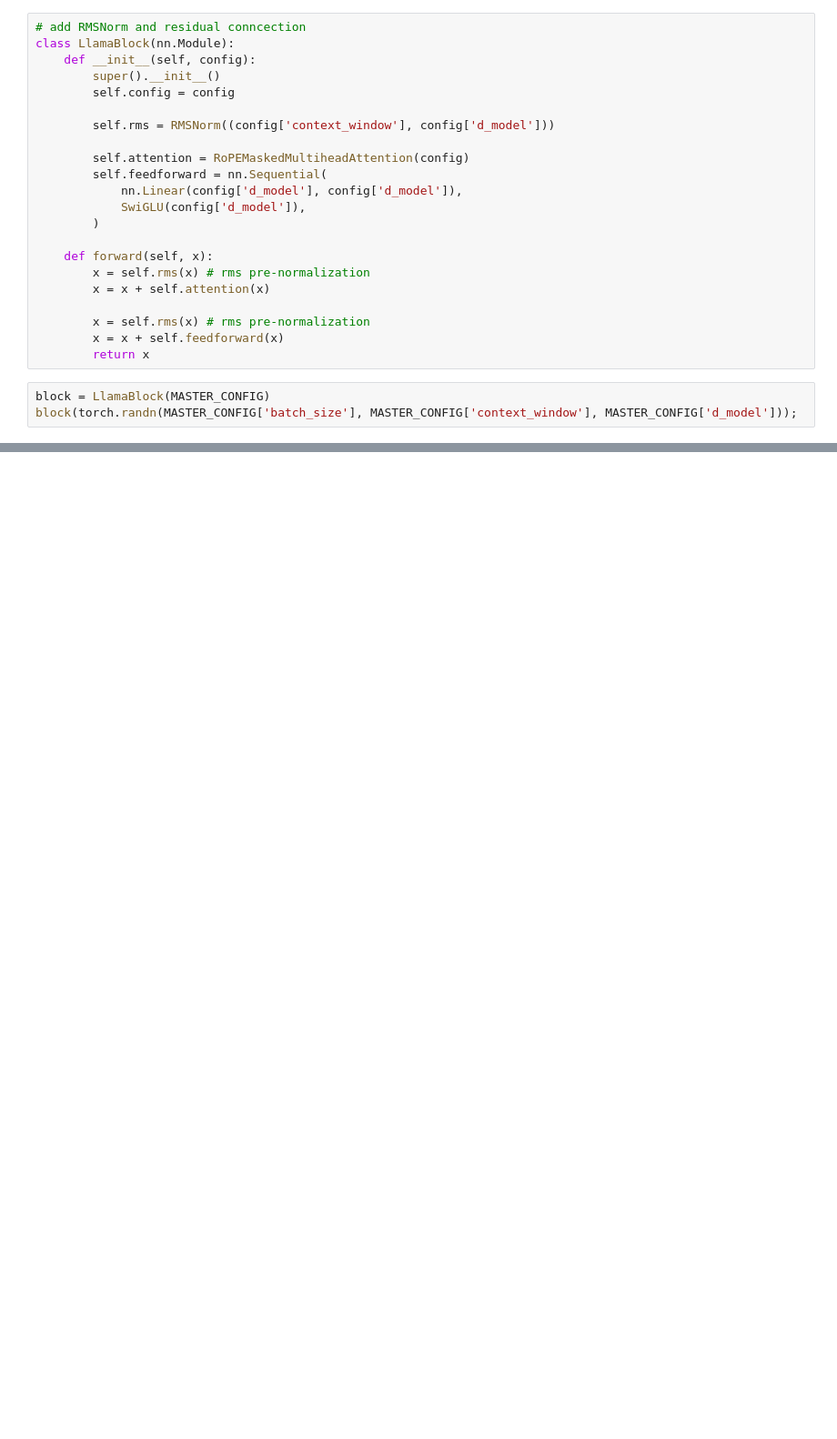
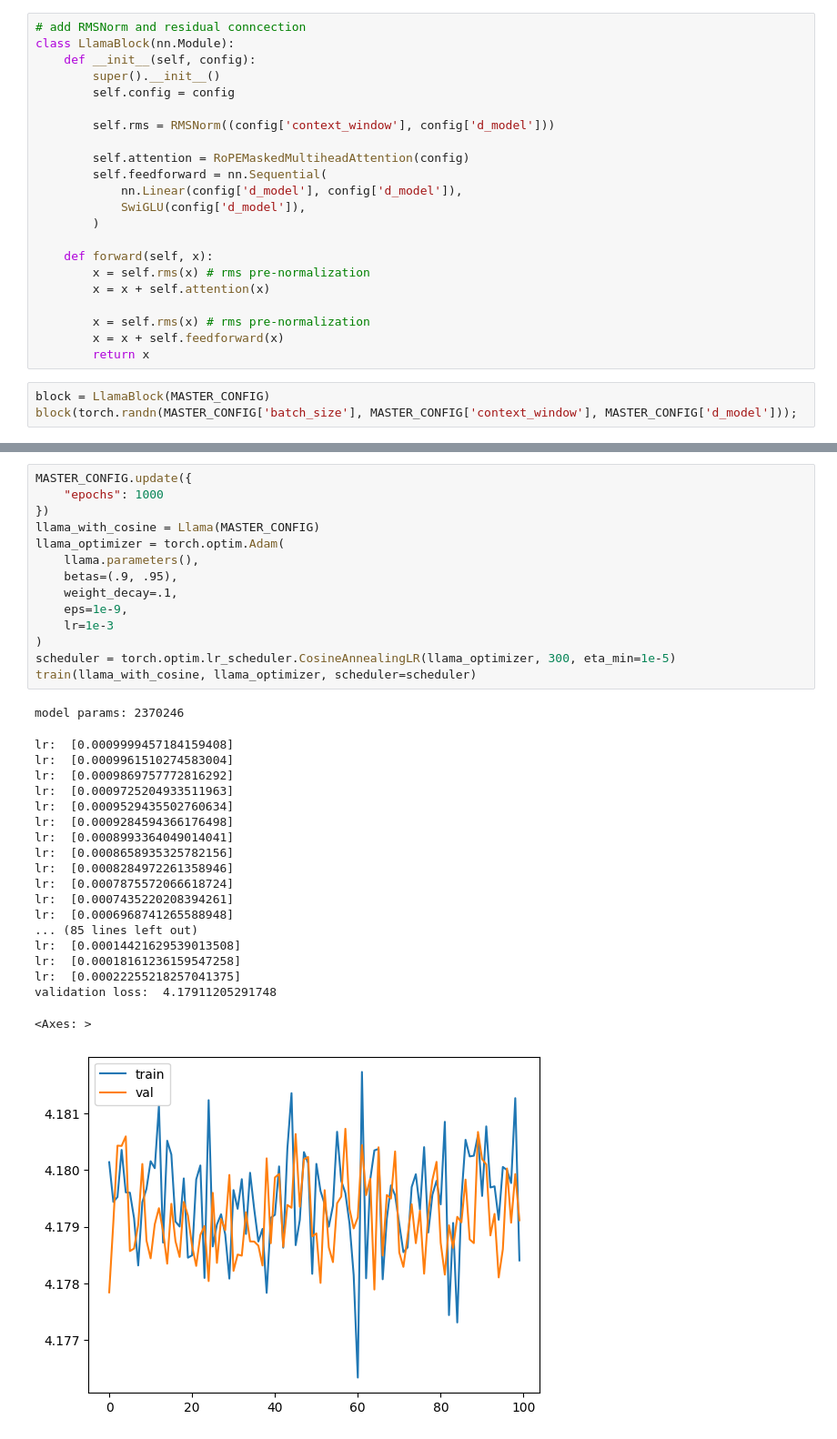
Before and after one commit to RohitKrish46/transformers-lab, a Jupyter notebook: build_llama.ipynb, the cells around one changed output, grey strips where cells are left out. Shown at 91% size. Cells and saved outputs as stored; diff of their text form; blank space fills up the shorter version.

Commit message:
Final changes to build_llama notebook

```diff
--- a/build_llama.ipynb
+++ b/build_llama.ipynb
@@ -900,0 +932,35 @@ model params: 2370246
+# %%
+MASTER_CONFIG.update({
+    "epochs": 1000
+})
+llama_with_cosine = Llama(MASTER_CONFIG)
+llama_optimizer = torch.optim.Adam(
+    llama.parameters(),
+    betas=(.9, .95),
+    weight_decay=.1,
+    eps=1e-9,
+    lr=1e-3
+)
+scheduler = torch.optim.lr_scheduler.CosineAnnealingLR(llama_optimizer, 300, eta_min=1e-5)
+train(llama_with_cosine, llama_optimizer, scheduler=scheduler)
+# %% [output]
+model params: 2370246
+lr:  [0.0009999457184159408]
+lr:  [0.0009961510274583004]
+lr:  [0.0009869757772816292]
+lr:  [0.0009725204933511963]
+lr:  [0.0009529435502760634]
+lr:  [0.0009284594366176498]
+lr:  [0.0008993364049014041]
+lr:  [0.0008658935325782156]
+lr:  [0.0008284972261358946]
+lr:  [0.0007875572066618724]
+lr:  [0.0007435220208394261]
+lr:  [0.0006968741265588948]
+... (85 lines left out)
+lr:  [0.00014421629539013508]
+lr:  [0.00018161236159547258]
+lr:  [0.00022255218257041375]
+validation loss:  4.17911205291748
+<Axes: >
+[figure, added]
```
Also changed, not shown: parts of 4 cells of this notebook.
